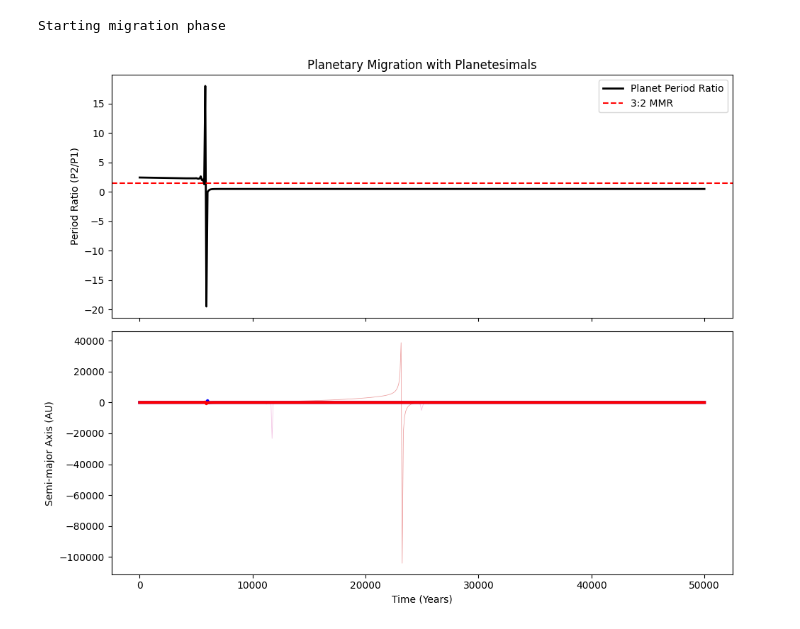
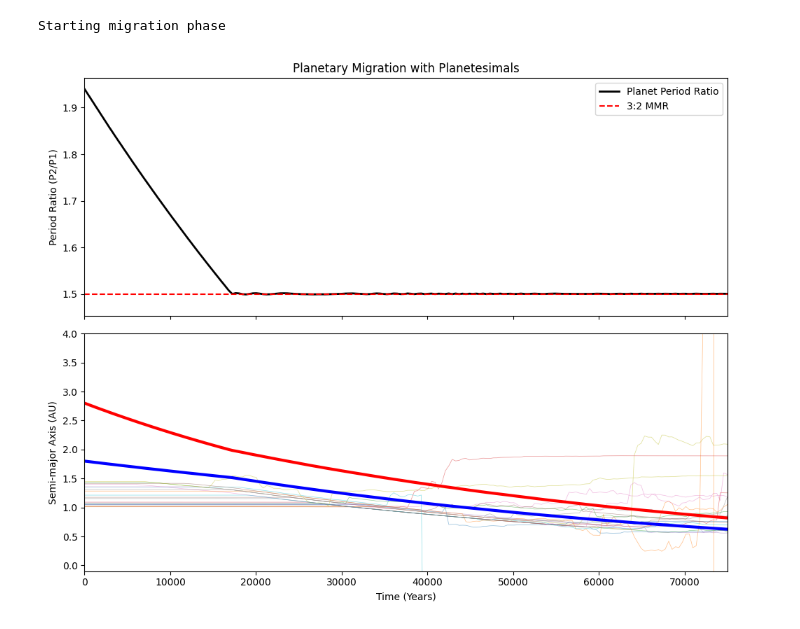
Before and after one commit to dchen10Git/uchi-exoplanets-2025, a Jupyter notebook: planetesimals.ipynb, the cells around one changed output. Saved outputs shown, nothing was run; the diff lists cells and outputs as text; code cells hidden in the pictures.

```diff
--- a/planetesimals.ipynb
+++ b/planetesimals.ipynb
@@ -11,25 +11,24 @@ warnings.filterwarnings('ignore')
 sim = rebound.Simulation()
 sim.integrator = "whfast" # High precision for close encounters
 sim.units = ('yr', 'AU', 'Msun')
-sim.dt = 1/40 # since inner planet is at 1AU
+sim.dt = 1/40 # yrs
 
 # Add the Star and Planets
 # Typical scenario: Two Super-Earths/Mini-Neptunes
 sim.add(m=1.0) # Central Star
-sim.add(m=1e-5, a=1.0, e=0.01) # Inner Planet (~3 Earth masses)
-sim.add(m=1e-5, a=1.8, e=0.01) # Outer Planet
+sim.add(m=1e-5, a=1.8, e=0.01) # Inner Planet (~3 Earth masses)
+sim.add(m=1e-5, a=2.8, e=0.01) # Outer Planet
 
 ps = sim.particles
 n_planets = 3 # Star + 2 planets
 
 # Add a "Snowplow" population of planetesimals
 # We place them exterior to the outer planet
-n_planetesimals = 0
-a_start = 2.0
-a_end = 3.5
+n_planetesimals = 20
+a_start = 1.0
+a_end = 1.5
 for i in range(n_planetesimals):
-    # Add as test particles (massless) for the pilot to save time
-    # In a full study, you'd give them mass to see the "rattle"
+    # Add as test particles (massless)
     a_rand = np.random.uniform(a_start, a_end)
     sim.add(m=0, a=a_rand, e=0.01, inc=np.random.uniform(0, 0.01))
 
@@ -43,11 +42,11 @@ rebx.add_force(mof)
 # tau_e: eccentricity damping timescale (usually 10-100x shorter than tau_a)
 ps[1].params["tau_a"] = -1e5  # Inner planet migrates slowly
 ps[2].params["tau_a"] = -5e4  # Outer planet migrates faster to catch up
-ps[1].params["tau_e"] = 1e3
-ps[2].params["tau_e"] = 1e3
+ps[1].params["tau_e"] = -1e3
+ps[2].params["tau_e"] = -1e3
 
 # Data Tracking
-times = np.linspace(0, 5e4, 500)
+times = np.linspace(0, 2e5, 500)
 data = {name : t1.data_df(500, times) for name in ["p1", "p2"]}
 
 p1 = ps[1]
@@ -73,26 +72,29 @@ for i, t in enumerate(times):
 # %% [output]
 Starting migration phase
 # %%
+%matplotlib widget
 # Plotting the Results
 fig, (ax1, ax2) = plt.subplots(2, 1, figsize=(10, 8), sharex=True)
 
 # Plot Planet Period Ratio
 ax1.plot(times, data["p1"]["P_ratio"], color='black', lw=2, label='Planet Period Ratio')
 ax1.axhline(1.5, ls='--', color='red', label='3:2 MMR')
 ax1.set_ylabel("Period Ratio (P2/P1)")
 ax1.legend()
 ax1.set_title("Planetary Migration with Planetesimals")
 
 # Plot Planetesimal Semi-major Axes
 for i in range(n_planetesimals):
     ax2.plot(times, tp_a[i], alpha=0.5, lw=0.5)
 
 ax2.plot(times, data["p1"]["a"], color='blue', lw=3, label='Inner Planet') # Note: this is a simplification for plotting
 ax2.plot(times, data["p2"]["a"], color='red', lw=3, label='Outer Planet') # Note: this is a simplification for plotting
 ax2.set_ylabel("Semi-major Axis (AU)")
 ax2.set_xlabel("Time (Years)")
+ax2.set_xlim(0, 75000)
+ax2.set_ylim(-0.1, 4)
 
 plt.tight_layout()
 plt.show()
 # %% [output]
-[figure, old version]
+[figure, new version]
```
